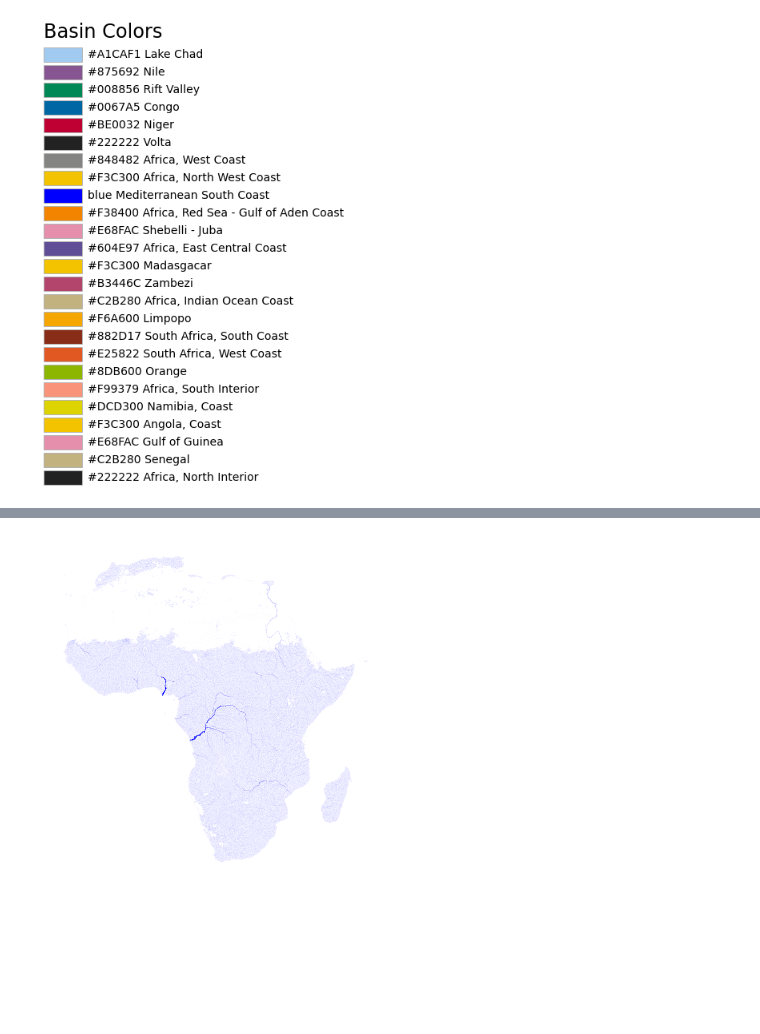
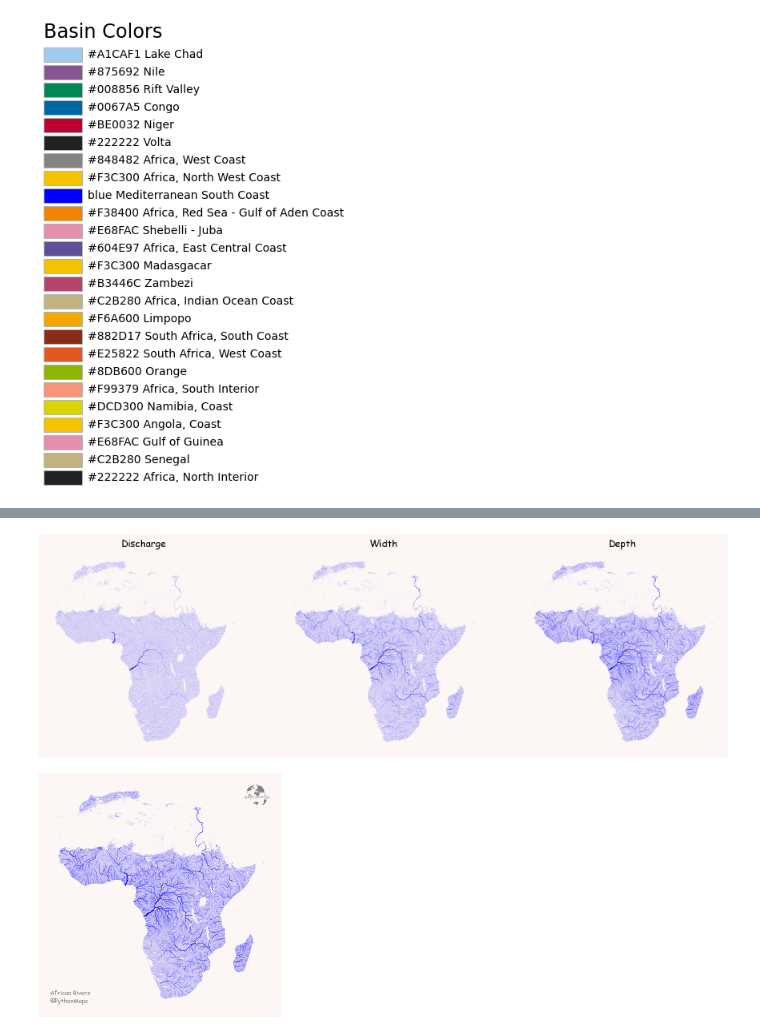
Before and after one commit to symmy596/towards-data-science-articles, a Jupyter notebook: Africa_Rivers/Africa_Rivers_Article.ipynb, the cells around one changed output, grey strips where cells are left out. Cells and saved outputs as stored; diff of their text form; code cells hidden in the pictures; blank space fills up the shorter version.

```diff
--- a/Africa_Rivers/Africa_Rivers_Article.ipynb
+++ b/Africa_Rivers/Africa_Rivers_Article.ipynb
@@ -1,4 +1,6 @@
 # %%
 import geopandas as gpd
 
-africa_rivers = gpd.read_file("../../Nature/rivers/data/rivers/africa/afrivs.shp")
+africa_rivers = gpd.read_file("../../Nature/rivers/data/rivers/africa/a00000009.gdbtable")
+
+print(africa_rivers)
@@ -131,2 +161,2 @@ plt.savefig("outputs/.png", dpi=600, bbox_inches='tight')
 # %%
-rivers_basins = gpd.sjoin(africa_rivers, basins, op='intersects')
+rivers_basins = gpd.sjoin(africa_rivers, basins, op='within')
@@ -204,0 +206,16 @@ dtype: object
+# %%
+import numpy as np
+
+def scale_lw(df: gpd.GeoDataFrame, column_name: str, min_value: float = 0.005, max_value: float = 0.6):
+    leftSpan = np.amax(df[column_name]) - np.amin(df[column_name])
+    rightSpan = 0.6 - 0.005
+    valueScaled = (df[column_name] - np.amin(df[column_name])) / leftSpan
+    df[f'LW_{column_name}'] = 0.005 + (valueScaled * rightSpan)
+    return df
+
+rivers_basins = scale_lw(rivers_basins, 'DISCHARGE', min_value=0.005, max_value=0.1)
+rivers_basins = scale_lw(rivers_basins, 'WIDTH', min_value=0.005, max_value=0.1)
+rivers_basins = scale_lw(rivers_basins, 'DEPTH', min_value=0.005, max_value=0.1)
+rivers_basins = scale_lw(rivers_basins, 'AREA', min_value=0.005, max_value=0.1)
+
+rivers_basins['LW_COMBINED'] = rivers_basins['LW_AREA'] + rivers_basins['LW_DISCHARGE'] + rivers_basins['LW_WIDTH'] + rivers_basins['LW_DEPTH']
@@ -205,14 +244,51 @@ dtype: object
+# %%
+import matplotlib.pyplot as plt
+
+fig = plt.figure(facecolor='#FCF6F5FF')
+fig.set_size_inches(15, 7)
+
+ax1 = plt.subplot(1,3,1)
+rivers_basins.plot(ax=ax1, color='blue', lw=rivers_basins['LW_DISCHARGE'])
+africa_lakes.plot(ax=ax1, color='#FCF6F5FF')
+ax1.set_title("Discharge", fontfamily='fantasy')
+ax1.axis('off')
+
+ax2 = plt.subplot(1,3,2)
+rivers_basins.plot(ax=ax2, color='blue', lw=rivers_basins['LW_WIDTH'])
+africa_lakes.plot(ax=ax2, color='#FCF6F5FF')
+ax2.set_title("Width", fontfamily='fantasy')
+ax2.axis('off')
+
+ax3 = plt.subplot(1,3,3)
+rivers_basins.plot(ax=ax3, color='blue', lw=rivers_basins['LW_DEPTH'])
+africa_lakes.plot(ax=ax3, color='#FCF6F5FF')
+ax3.set_title("Depth", fontfamily='fantasy')
+ax3.axis('off')
+
+plt.savefig("outputs/raw4.png", dpi=600, bbox_inches='tight')
+plt.show()
+# %% [output]
+[figure, added]
 # %%
-import matplotlib.pyplot as plt
+fig, ax = plt.subplots(facecolor='#FCF6F5FF')
+fig.set_size_inches(3.5, 7)
 
-fig, ax = plt.subplots(facecolor='white')
-fig.set_size_inches(5, 7)
 
-rivers_basins.plot(axes=ax, color='blue', lw=rivers_basins['lw'])
+rivers_basins.plot(ax=ax, edgecolor='face', color='blue', lw=rivers_basins['LW_DEPTH'])
+africa_lakes.plot(ax=ax, color='#FCF6F5FF')
+
+newax = fig.add_axes([0.83, 0.62, 0.1, 0.1], anchor='NE', zorder=-1)
+newax.imshow(logo)
+newax.axis('off')
+txt = ax.text(0.02, 0.03, "African Rivers \n@PythonMaps",
+              size=6,
+              color='grey',
+              transform = ax.transAxes,
+              fontfamily='fantasy')
+
 ax.axis('off')
-
 plt.tight_layout()
-plt.savefig("outputs/raw4.png", dpi=600)
+plt.savefig("outputs/raw5.png", dpi=600, bbox_inches='tight')
 plt.show()
 # %% [output]
-[figure, old version]
+[figure, new version]
```
Also changed, not shown: parts of 16 cells of this notebook, 8 other files.
